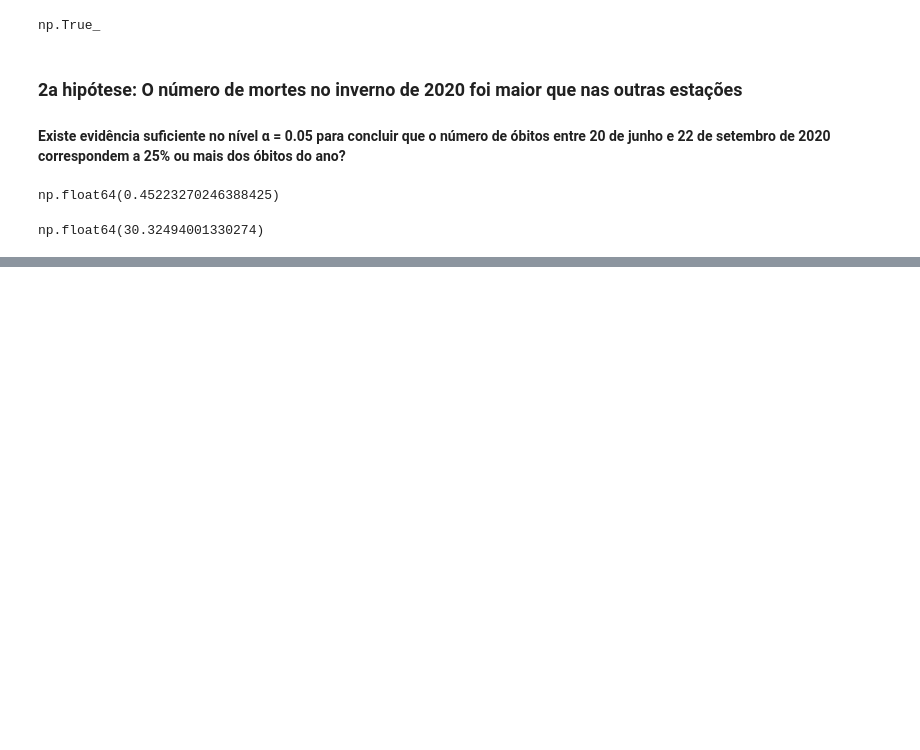
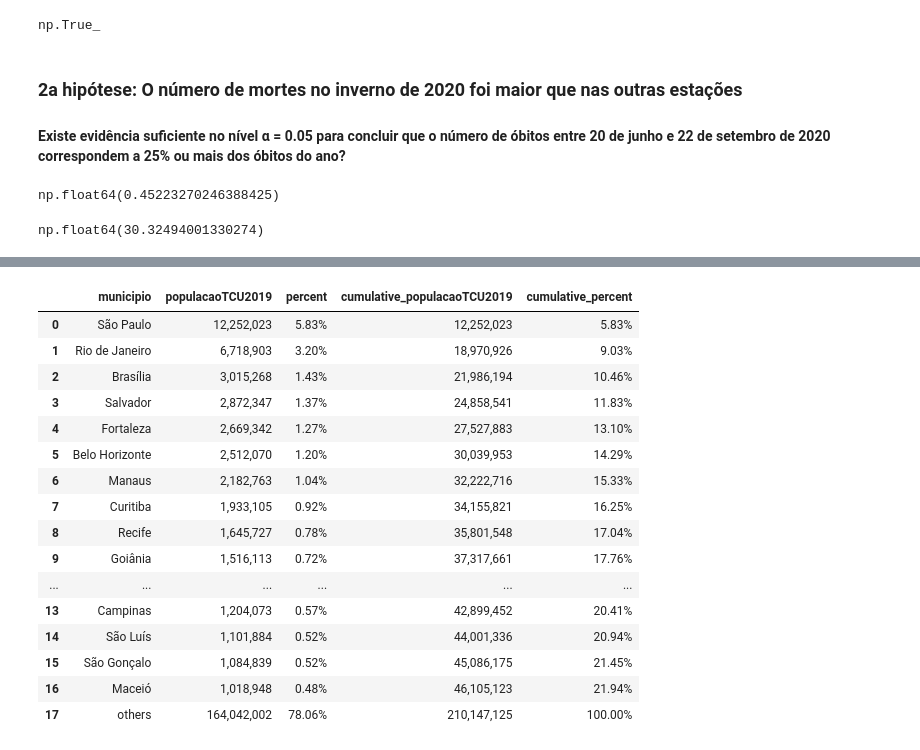
Before and after one commit to vishmaria/Estatistica-com-Python, a Jupyter notebook: Atividades/A2_estatistica.ipynb, the cells around one changed output, grey strips where cells are left out. Cells and saved outputs as stored; diff of their text form; code cells hidden in the pictures; blank space fills up the shorter version.

```diff
--- a/Atividades/A2_estatistica.ipynb
+++ b/Atividades/A2_estatistica.ipynb
@@ -448,0 +500,20 @@ Hipotese nula rejeitada. Há evidência que houveram mais mortes no inverno de 2
+# %%
+df[df['data'] == '2024-09-14'].stb.freq(['municipio'],value='populacaoTCU2019',thresh = 22,style=True)
+# %% [output]
+|  | municipio | populacaoTCU2019 | percent | cumulative_populacaoTCU2019 | cumulative_percent |
+| 0 | São Paulo | 12,252,023 | 5.83% | 12,252,023 | 5.83% |
+| 1 | Rio de Janeiro | 6,718,903 | 3.20% | 18,970,926 | 9.03% |
+| 2 | Brasília | 3,015,268 | 1.43% | 21,986,194 | 10.46% |
+| 3 | Salvador | 2,872,347 | 1.37% | 24,858,541 | 11.83% |
+| 4 | Fortaleza | 2,669,342 | 1.27% | 27,527,883 | 13.10% |
+| 5 | Belo Horizonte | 2,512,070 | 1.20% | 30,039,953 | 14.29% |
+| 6 | Manaus | 2,182,763 | 1.04% | 32,222,716 | 15.33% |
+| 7 | Curitiba | 1,933,105 | 0.92% | 34,155,821 | 16.25% |
+| 8 | Recife | 1,645,727 | 0.78% | 35,801,548 | 17.04% |
+| 9 | Goiânia | 1,516,113 | 0.72% | 37,317,661 | 17.76% |
+| ... | ... | ... | ... | ... | ... |
+| 13 | Campinas | 1,204,073 | 0.57% | 42,899,452 | 20.41% |
+| 14 | São Luís | 1,101,884 | 0.52% | 44,001,336 | 20.94% |
+| 15 | São Gonçalo | 1,084,839 | 0.52% | 45,086,175 | 21.45% |
+| 16 | Maceió | 1,018,948 | 0.48% | 46,105,123 | 21.94% |
+| 17 | others | 164,042,002 | 78.06% | 210,147,125 | 100.00% |
```
Also changed, not shown: parts of 4 cells of this notebook.
